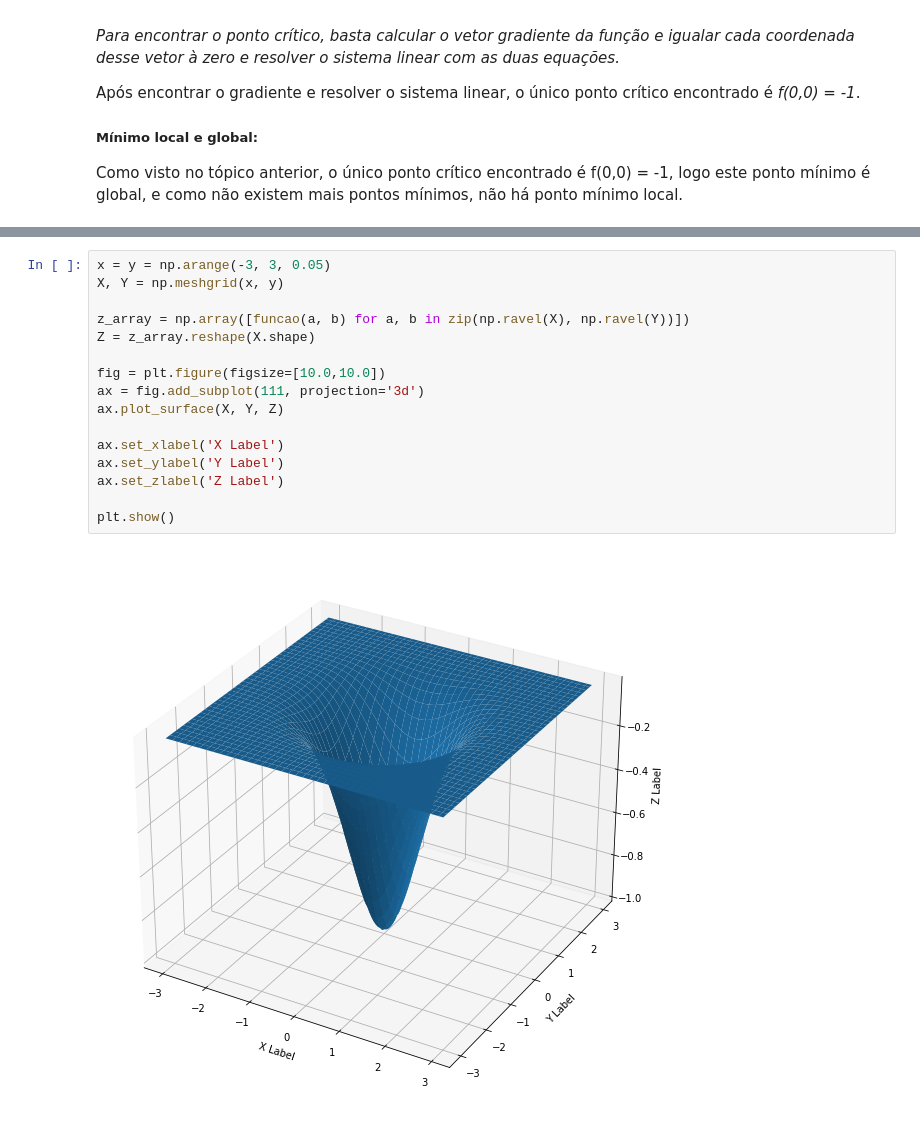
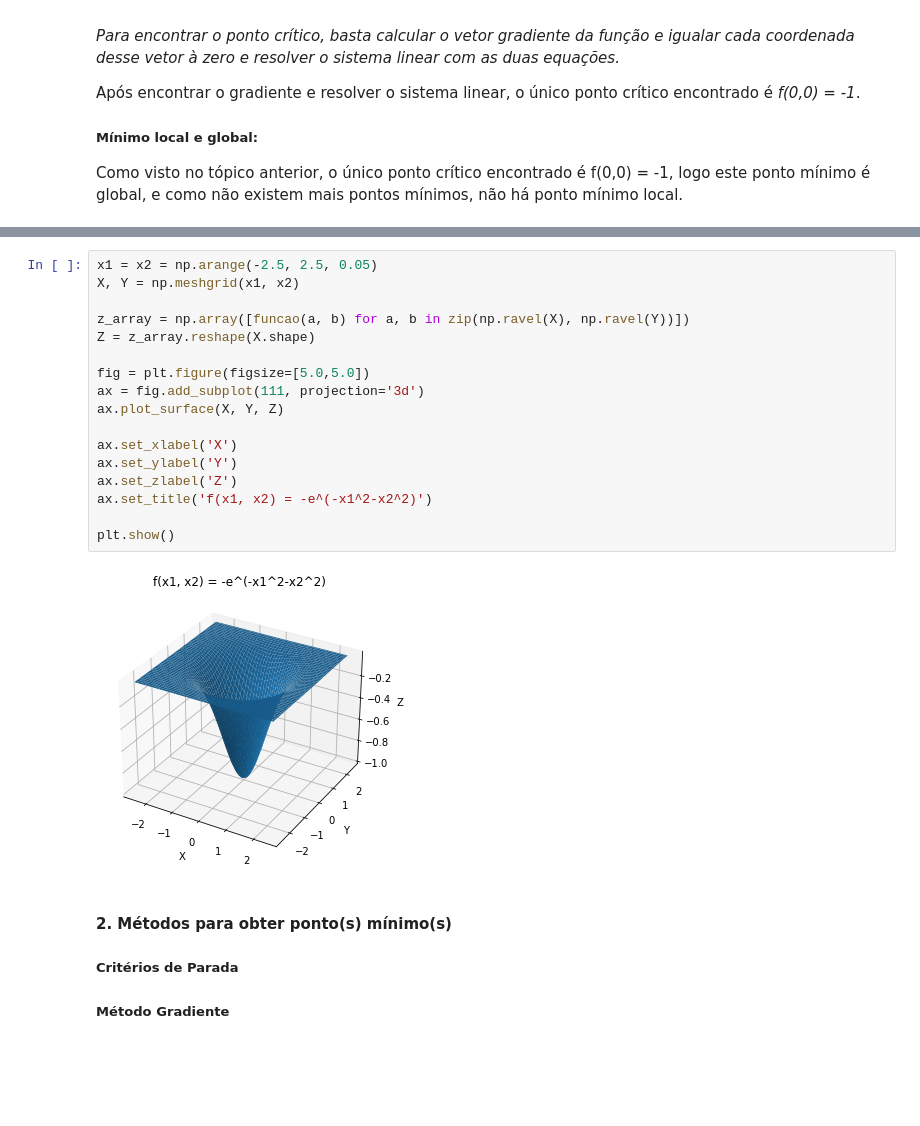
Before and after one commit to willlucas1512/PNLoptimization, a Jupyter notebook: PNLoptimization.ipynb, the cells around one changed output, grey strips where cells are left out. Saved outputs shown, nothing was run; the diff lists cells and outputs as text; blank space fills up the shorter version.

```diff
--- a/PNLoptimization.ipynb
+++ b/PNLoptimization.ipynb
@@ -93,18 +91,27 @@ Por fim, através do teorema 9 (Condição suficiente de 2ª ordem), sabemos que
 # %%
-x = y = np.arange(-3, 3, 0.05)
-X, Y = np.meshgrid(x, y)
+x1 = x2 = np.arange(-2.5, 2.5, 0.05)
+X, Y = np.meshgrid(x1, x2)
 
 z_array = np.array([funcao(a, b) for a, b in zip(np.ravel(X), np.ravel(Y))])
 Z = z_array.reshape(X.shape)
 
-fig = plt.figure(figsize=[10.0,10.0])
+fig = plt.figure(figsize=[5.0,5.0])
 ax = fig.add_subplot(111, projection='3d')
 ax.plot_surface(X, Y, Z)
 
-ax.set_xlabel('X Label')
-ax.set_ylabel('Y Label')
-ax.set_zlabel('Z Label')
+ax.set_xlabel('X')
+ax.set_ylabel('Y')
+ax.set_zlabel('Z')
+ax.set_title('f(x1, x2) = -e^(-x1^2-x2^2)')
 
 plt.show()
 # %% [output]
-[figure, old version]
+[figure, new version]
+# %% [markdown]
+#### 2. Métodos para obter ponto(s) mínimo(s)
+
+##### Critérios de Parada
+
+
+
+##### Método Gradiente
```
Also changed, not shown: parts of 2 cells of this notebook.
